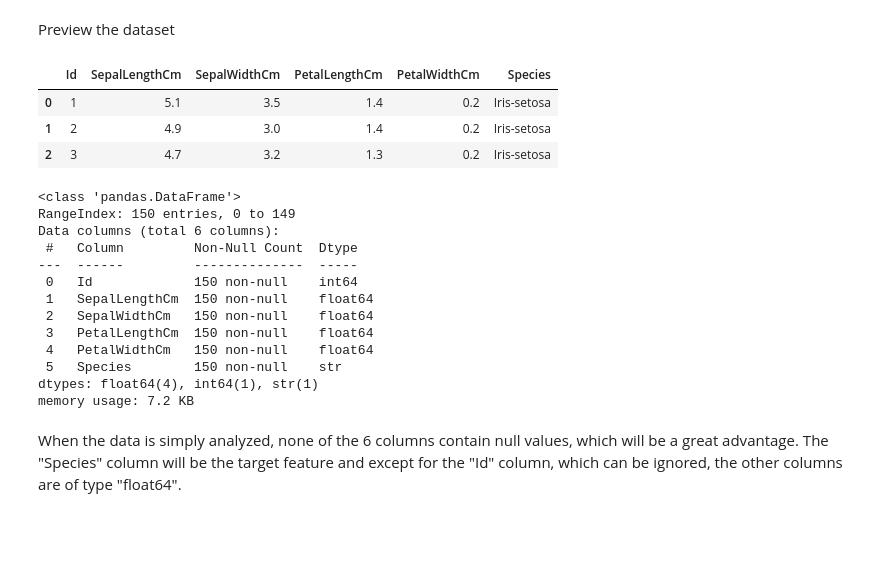
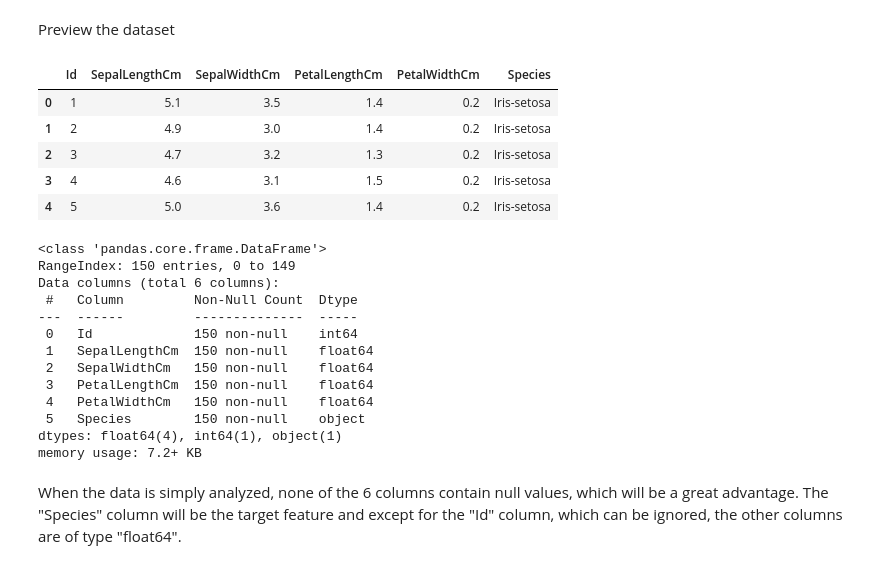
Before and after one commit to gurnisha-rehal/Week2-DataPreprocessing, a Jupyter notebook: Week 2.ipynb, the cells around one changed output. Saved outputs shown, nothing was run; the diff lists cells and outputs as text; code cells hidden in the pictures; blank space fills up the shorter version.

```diff
--- a/Week 2.ipynb
+++ b/Week 2.ipynb
@@ -196,20 +181,22 @@ Download the dataset from : https://www.kaggle.com/datasets/uciml/iris
 
 Copy the path of the dataset and paste it in the command *below*
 # %%
-dataset_1 = pd.read_csv('Assignment 2/archive/Iris.csv')
+dataset_1 = pd.read_csv('/content/drive/MyDrive/Tutorials/Datasets/Iris.csv')
 # %% [markdown]
 Preview the dataset
 # %%
-dataset_1.head(3)
+dataset_1.head()
 # %% [output]
 |  | Id | SepalLengthCm | SepalWidthCm | PetalLengthCm | PetalWidthCm | Species |
 | 0 | 1 | 5.1 | 3.5 | 1.4 | 0.2 | Iris-setosa |
 | 1 | 2 | 4.9 | 3.0 | 1.4 | 0.2 | Iris-setosa |
 | 2 | 3 | 4.7 | 3.2 | 1.3 | 0.2 | Iris-setosa |
+| 3 | 4 | 4.6 | 3.1 | 1.5 | 0.2 | Iris-setosa |
+| 4 | 5 | 5.0 | 3.6 | 1.4 | 0.2 | Iris-setosa |
 # %%
 dataset_1.info()
 # %% [output]
-<class 'pandas.DataFrame'>
+<class 'pandas.core.frame.DataFrame'>
 RangeIndex: 150 entries, 0 to 149
 Data columns (total 6 columns):
  #   Column         Non-Null Count  Dtype
@@ -219,9 +206,9 @@ Data columns (total 6 columns):
  2   SepalWidthCm   150 non-null    float64
  3   PetalLengthCm  150 non-null    float64
  4   PetalWidthCm   150 non-null    float64
- 5   Species        150 non-null    str
-dtypes: float64(4), int64(1), str(1)
-memory usage: 7.2 KB
+ 5   Species        150 non-null    object
+dtypes: float64(4), int64(1), object(1)
+memory usage: 7.2+ KB
 # %% [markdown]
 When the data is simply analyzed, none of the 6 columns contain null values, which will be a great advantage. The "Species" column will be the target feature and except for the "Id" column, which can be ignored, the other columns are of type "float64".
 # %%
```
Also changed, not shown: parts of 67 cells of this notebook.
